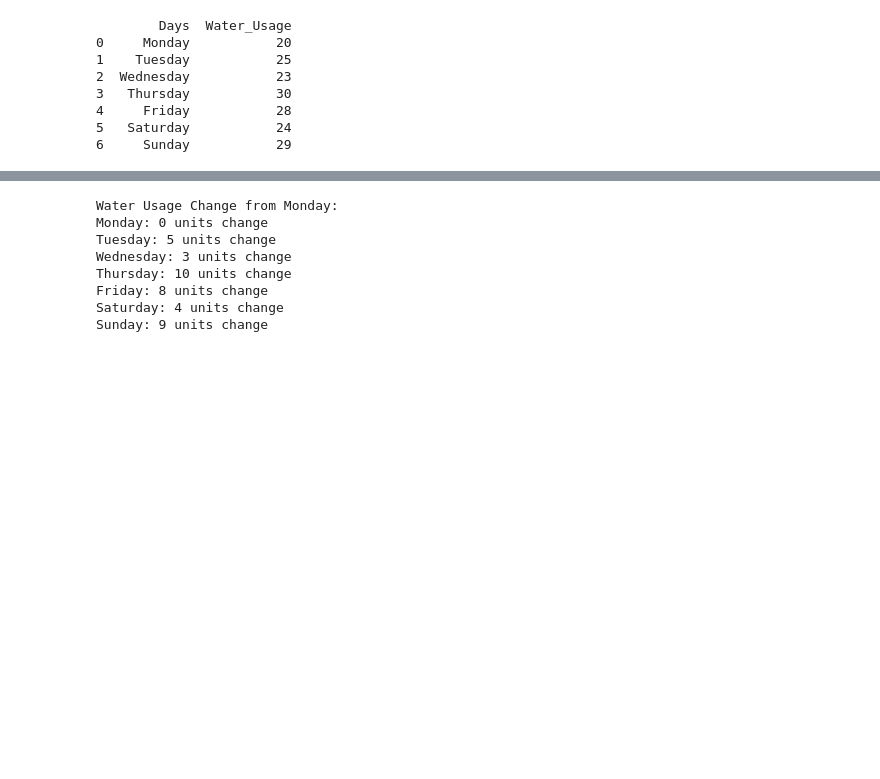
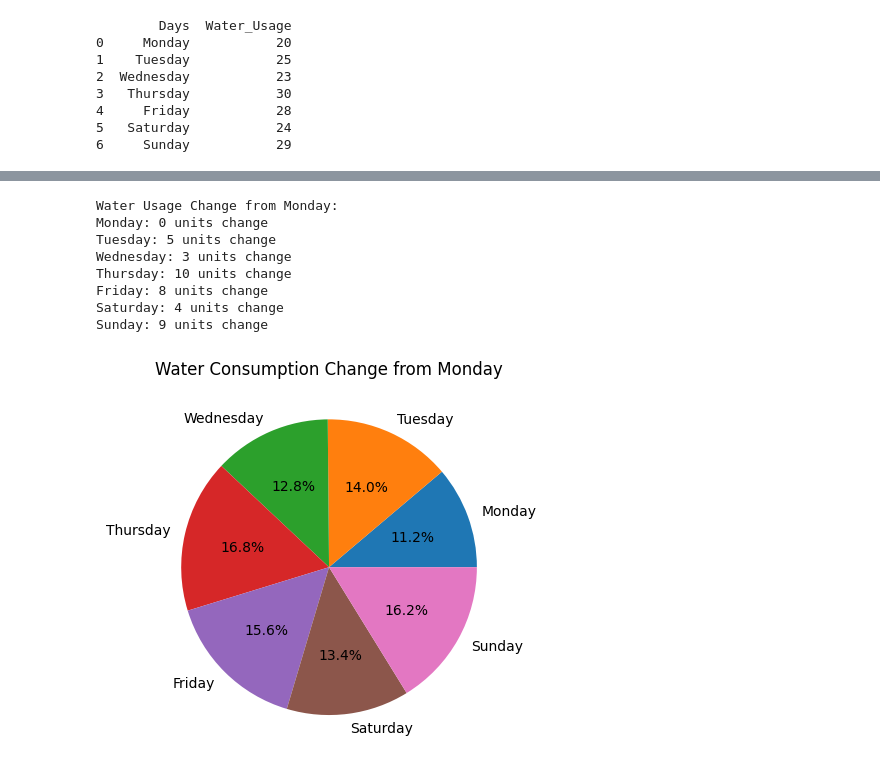
Before and after one commit to KarthikReddyvmd/Ethnotech-Data-Analytics-Training, a Jupyter notebook: Day 3/IPYNB-files/PredictiveAnalysisSample.ipynb, the cells around one changed output, grey strips where cells are left out. Saved outputs shown, nothing was run; the diff lists cells and outputs as text; code cells hidden in the pictures; blank space fills up the shorter version.

```diff
--- a/Day 3/IPYNB-files/PredictiveAnalysisSample.ipynb
+++ b/Day 3/IPYNB-files/PredictiveAnalysisSample.ipynb
@@ -44,20 +60,25 @@ Sunday: 29 units
 # %%
 print("Water Usage Change from Monday:")
 monday_usage = df['Water_Usage'][0]
 for i in range(len(df)):
   day = df['Days'][i]
   usage = df['Water_Usage'][i]
   change = usage - monday_usage
   print(f"{day}: {change} units change")
+
+plt.pie(df['Water_Usage'], labels=df['Days'], autopct='%1.1f%%')
+plt.title('Water Consumption Change from Monday')
+plt.show()
 # %% [output]
 Water Usage Change from Monday:
 Monday: 0 units change
 Tuesday: 5 units change
 Wednesday: 3 units change
 Thursday: 10 units change
 Friday: 8 units change
 Saturday: 4 units change
 Sunday: 9 units change
+[figure, added]
 # %%
 print('Daily Water Consumption Change from Monday:')
 monday_usage = df['Water_Usage'][0]
```
Also changed, not shown: parts of 6 cells of this notebook.
